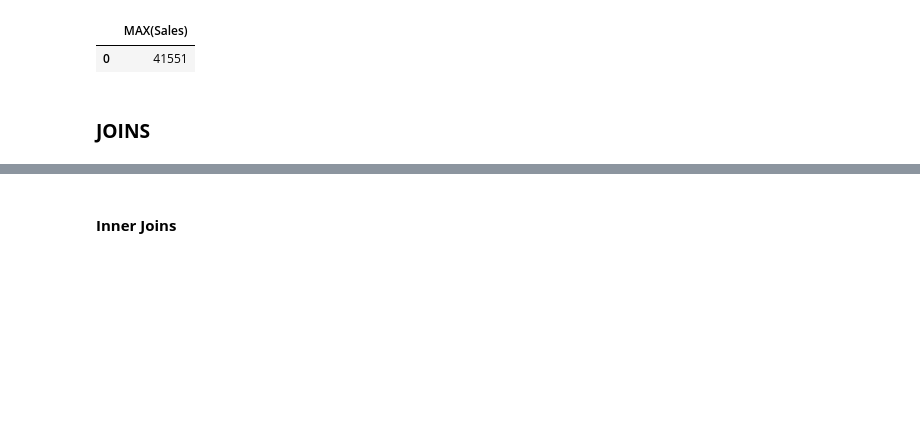
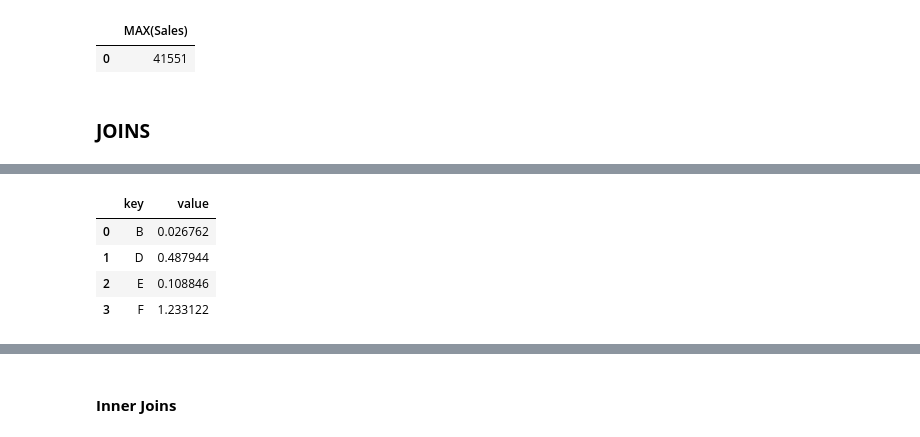
Before and after one commit to theSekyi/sql_projects, a Jupyter notebook: 02.ipynb, the cells around one changed output, grey strips where cells are left out. Saved outputs shown, nothing was run; the diff lists cells and outputs as text; code cells hidden in the pictures; blank space fills up the shorter version.

```diff
--- a/02.ipynb
+++ b/02.ipynb
@@ -282,0 +294,8 @@ pd.read_sql('''SELECT MAX(Sales)
+# %%
+df_right
+# %% [output]
+|  | key | value |
+| 0 | B | 0.026762 |
+| 1 | D | 0.487944 |
+| 2 | E | 0.108846 |
+| 3 | F | 1.233122 |
```
Also changed, not shown: parts of 12 cells of this notebook, 4 other files.
